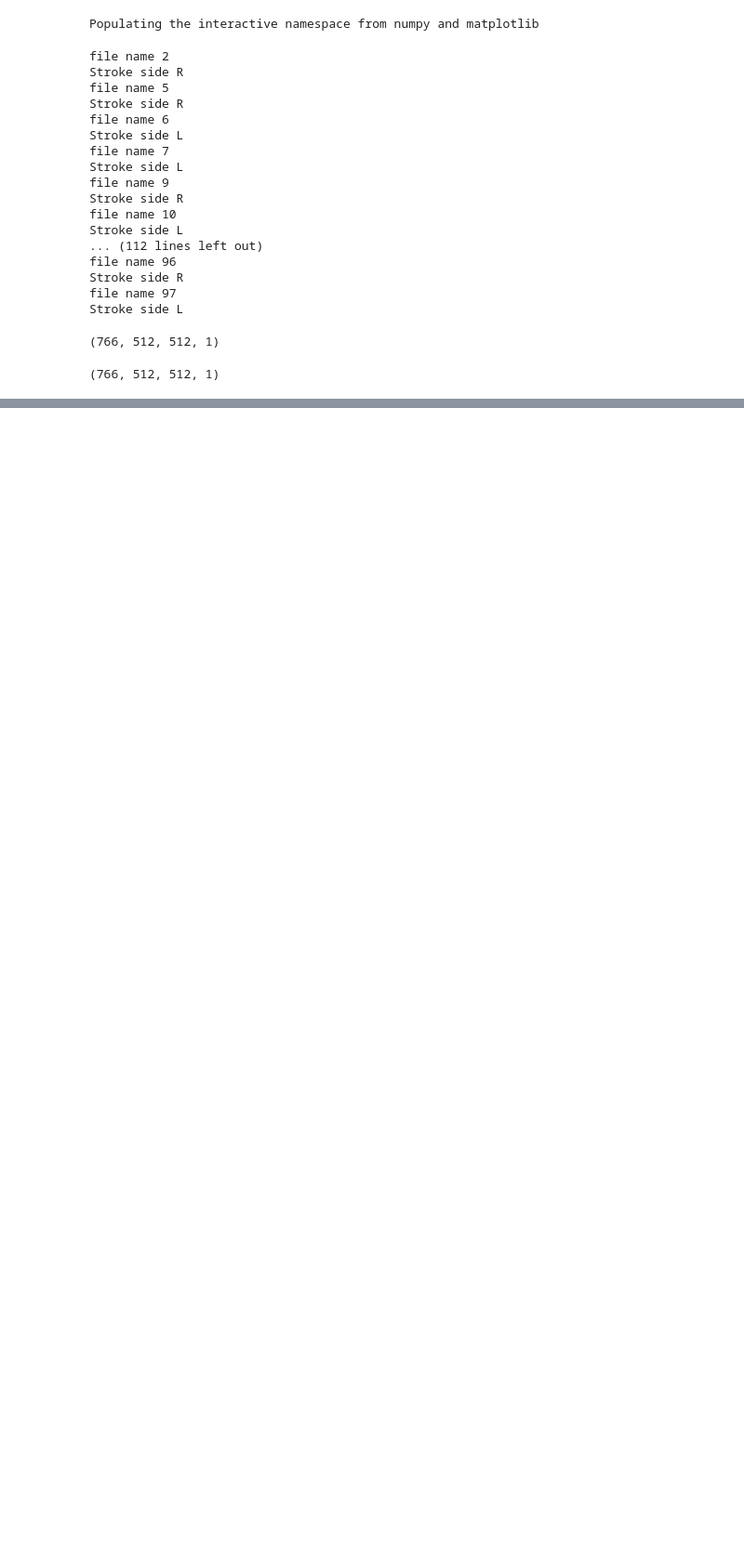
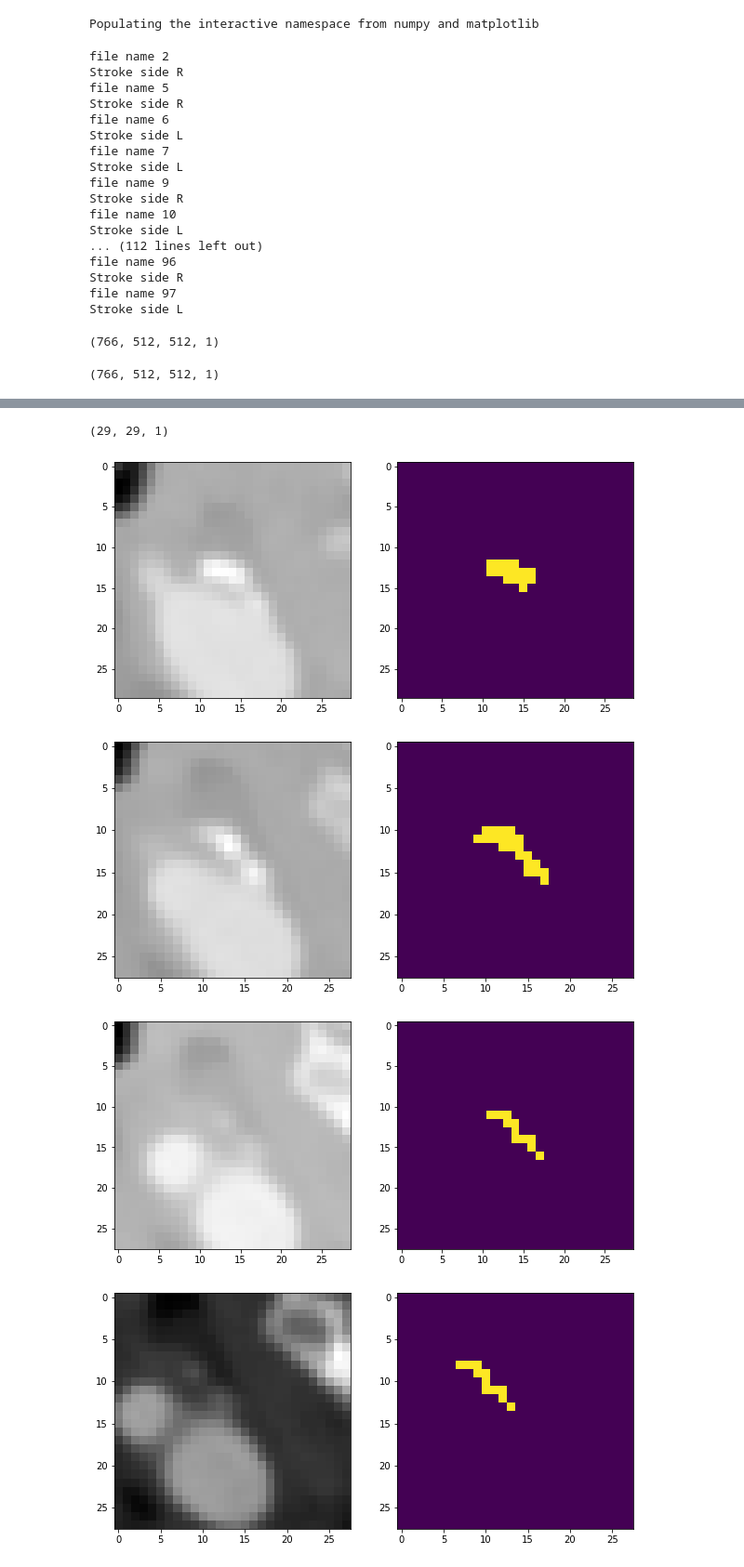
Before and after one commit to jiehyunjkim/CACTAS_Aim2, a Jupyter notebook: _EXPERIMENTS/split_L_R_carotid.ipynb, the cells around one changed output, grey strips where cells are left out. Shown: that part at 93% size. Drawn from its saved outputs; the diff is of its cells as text; code cells hidden in the pictures; blank space fills up the shorter version.

```diff
--- a/_EXPERIMENTS/split_L_R_carotid.ipynb
+++ b/_EXPERIMENTS/split_L_R_carotid.ipynb
@@ -70,7 +70,7 @@ symp_l_patches = []
 asymp_i_patches = []
 asymp_l_patches = []
 
-P=64
+P=28
 # %%
 images.shape
 # %% [output]
@@ -137,29 +159,0 @@ center=True
-# %%
-maxX = 0
-maxY = 0
-slicecount = len(cropped_label)
-
-for i in cropped_image:
-    maxY = max(maxY, i.shape[0])
-    maxX = max(maxX, i.shape[1])
-
-if force_square:
-    maxY = max(maxY, maxX)
-    maxX = max(maxY, maxX)
-
-startY = 0
-startX = 0
-
-padded_images = np.zeros((slicecount, maxY, maxX, 1), dtype=cropped_image[0].dtype)
-padded_labels = np.zeros((slicecount, maxY, maxX, 1), dtype=cropped_label[0].dtype)
-
-currentslice = 0
-for i, img in enumerate(cropped_image):
-    if center:
-        startY = (maxY - img.shape[0]) // 2
-        startX = (maxX - img.shape[1]) // 2
-
-    padded_images[currentslice, startY:startY+img.shape[0], startX:startX+img.shape[1]] = cropped_image[i]
-    padded_labels[currentslice, startY:startY+img.shape[0], startX:startX+img.shape[1]] = cropped_label[i]
-
-    currentslice += 1
@@ -174,6 +159,0 @@ padded_labels.shape
-# %%
-for i in range(5): # slicecount
-    fig, (ax1, ax2) = plt.subplots(1, 2, figsize=(10, 5))
-    ax1.imshow(padded_images[i])
-    ax2.imshow(padded_labels[i])
-    plt.show()
@@ -185,0 +172,15 @@ for i in range(5): # slicecount
+# %%
+symp_i_patches[0].shape
+# %% [output]
+(29, 29, 1)
+# %%
+for i in range(5):
+    fig, (ax1, ax2) = plt.subplots(1, 2, figsize=(10, 5))
+    ax1.imshow(symp_i_patches[i], cmap='gray')
+    ax2.imshow(symp_l_patches[i])
+    plt.show()
+# %% [output]
+[figure, added]
+[figure, added]
+[figure, added]
+[figure, added]
```
Also changed, not shown: parts of 17 cells of this notebook, 1 other file.
